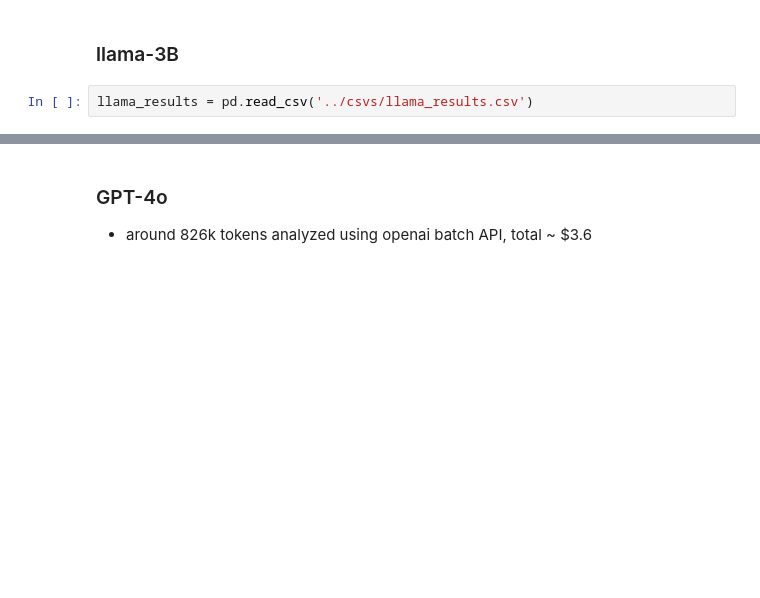
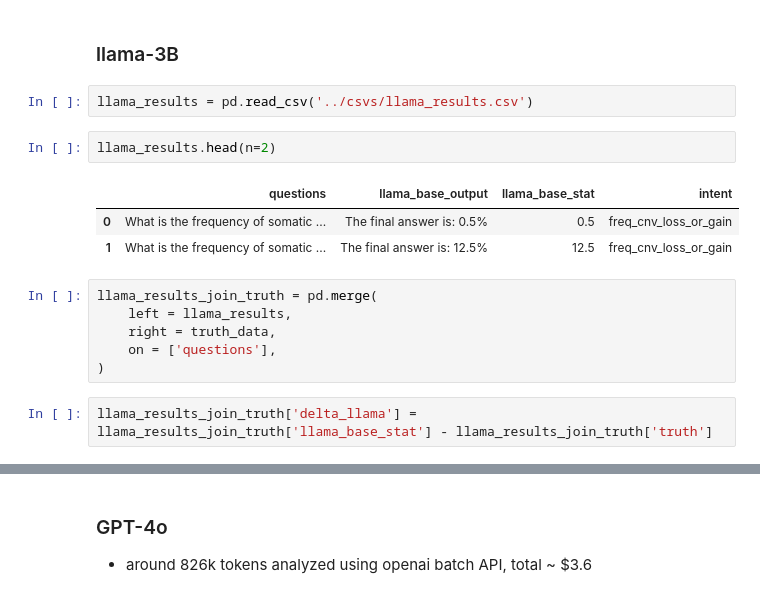
Before and after one commit to uc-cdis/gdc-qag, a Jupyter notebook: notebooks/plot.ipynb, the cells around one changed output, grey strips where cells are left out. Drawn from its saved outputs; the diff is of its cells as text; blank space fills up the shorter version.

```diff
--- a/notebooks/plot.ipynb
+++ b/notebooks/plot.ipynb
@@ -9,4 +31,18 @@ from matplotlib.patches import Patch
 ### llama-3B
 # %%
 llama_results = pd.read_csv('../csvs/llama_results.csv')
+# %%
+llama_results.head(n=2)
+# %% [output]
+|  | questions | llama_base_output | llama_base_stat | intent |
+| 0 | What is the frequency of somatic ... | The final answer is: 0.5% | 0.5 | freq_cnv_loss_or_gain |
+| 1 | What is the frequency of somatic ... | The final answer is: 12.5% | 12.5 | freq_cnv_loss_or_gain |
+# %%
+llama_results_join_truth = pd.merge(
+    left = llama_results,
+    right = truth_data,
+    on = ['questions'],
+)
+# %%
+llama_results_join_truth['delta_llama'] = llama_results_join_truth['llama_base_stat'] - llama_results_join_truth['truth']
 # %%
```
Also changed, not shown: parts of 55 cells of this notebook, 7 other files.
